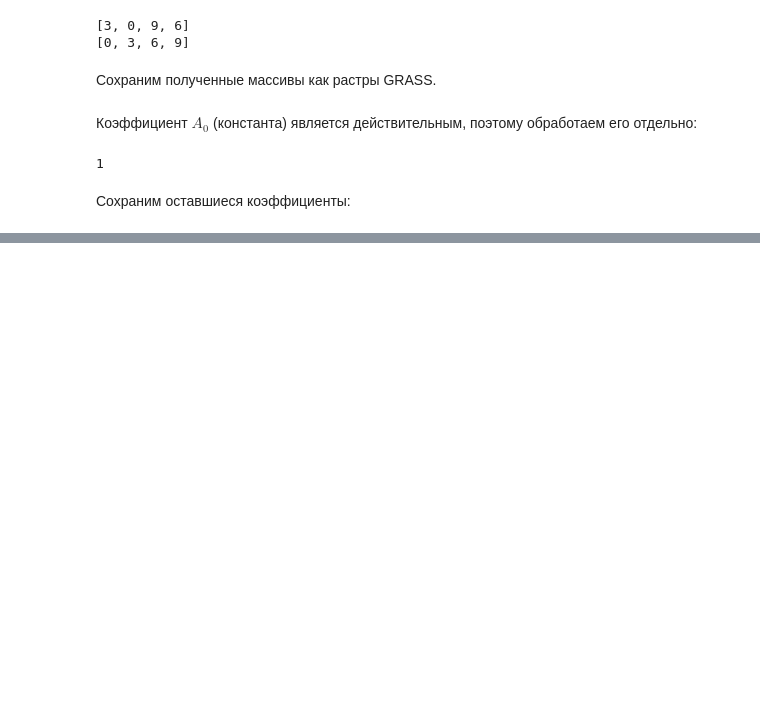
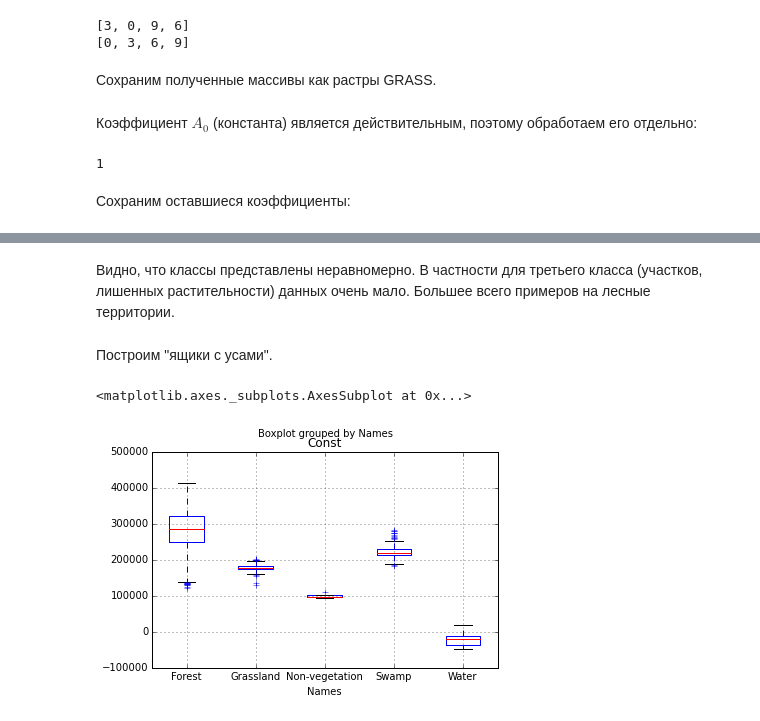
Before and after one commit to KolesovDmitry/remote_sensing, a Jupyter notebook: FFT_NDVI_Segmentation_GRASS.ipynb, the cells around one changed output, grey strips where cells are left out. Saved outputs shown, nothing was run; the diff lists cells and outputs as text; code cells hidden in the pictures; blank space fills up the shorter version.

```diff
--- a/FFT_NDVI_Segmentation_GRASS.ipynb
+++ b/FFT_NDVI_Segmentation_GRASS.ipynb
@@ -372,0 +479,9 @@ for i in range(1, 4):
+# %% [markdown]
+Видно, что классы представлены неравномерно. В частности для третьего класса (участков, лишенных растительности) данных очень мало. Большее всего примеров на лесные территории.
+# %% [markdown]
+Построим "ящики с усами".
+# %%
+df1.boxplot(column='Const', by='Names')
+# %% [output]
+<matplotlib.axes._subplots.AxesSubplot at 0x...>
+[figure, added]
```
Also changed, not shown: parts of 26 cells of this notebook.
